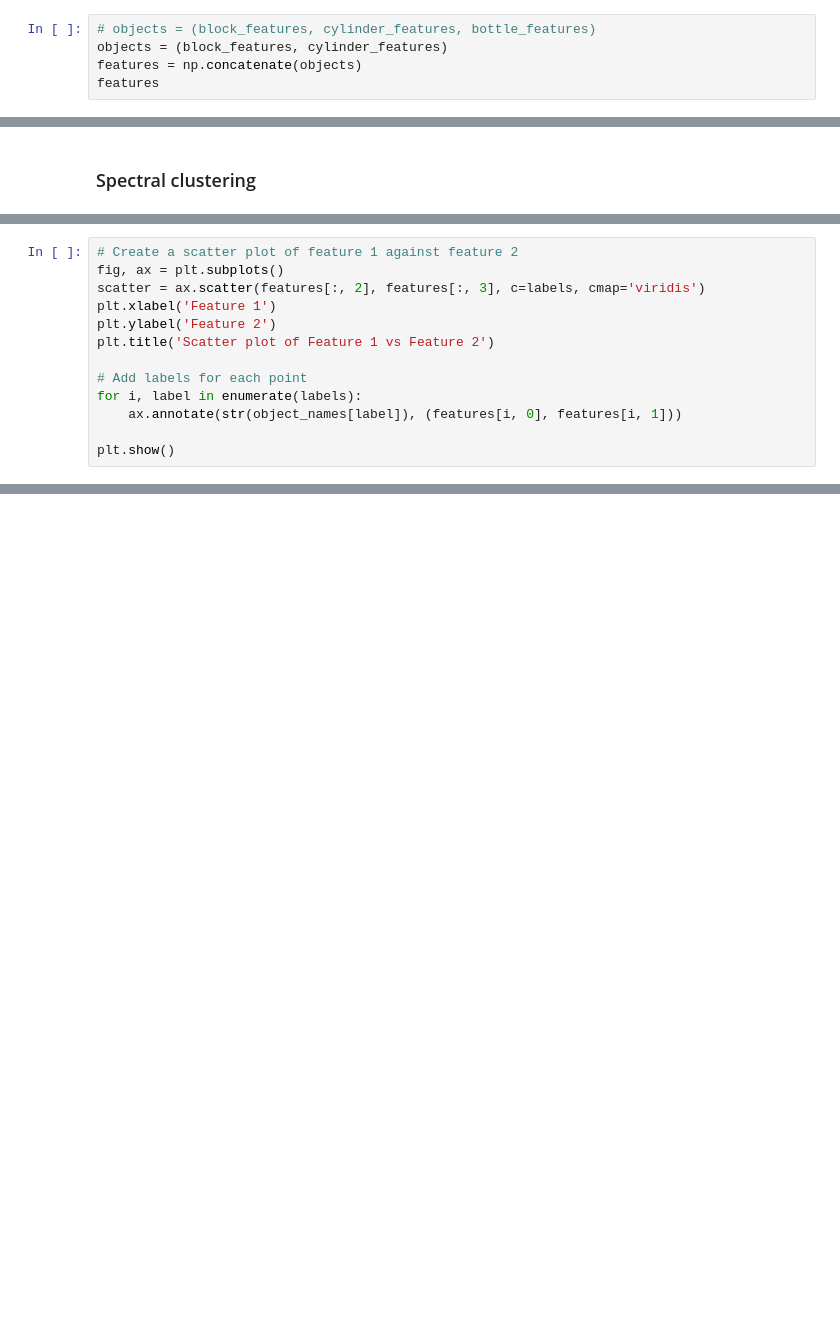
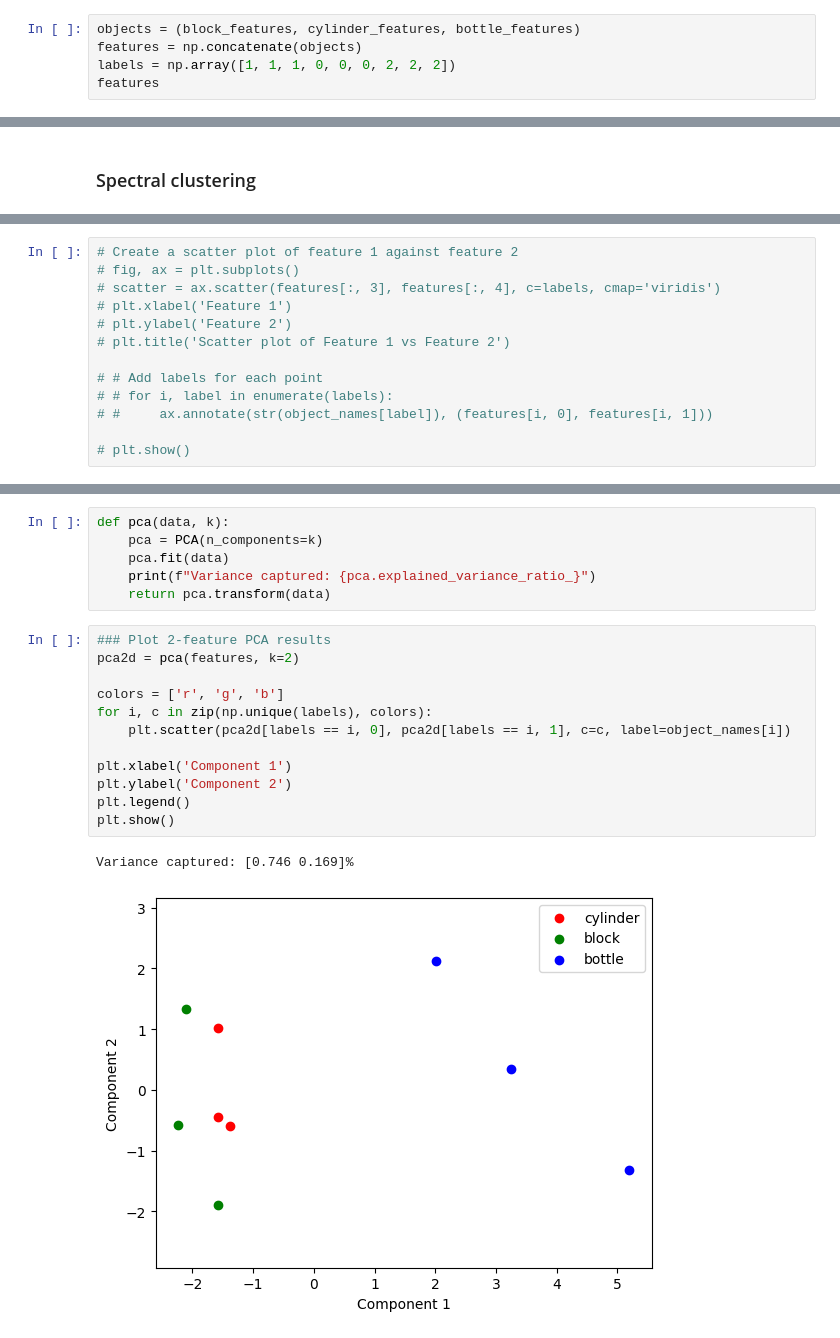
Before and after one commit to jhtkoo0426/UCL-FYP, a Jupyter notebook: src/models/spectral_clustering.ipynb, the cells around one changed output, grey strips where cells are left out. Saved outputs shown, nothing was run; the diff lists cells and outputs as text; blank space fills up the shorter version.

Commit message:
Added bottle meshes

```diff
--- a/src/models/spectral_clustering.ipynb
+++ b/src/models/spectral_clustering.ipynb
@@ -28,7 +37,7 @@ object_names = {0: 'cylinder', 1: 'block'}
 # %% [markdown]
 Concatenating features together
 # %%
-# objects = (block_features, cylinder_features, bottle_features)
-objects = (block_features, cylinder_features)
+objects = (block_features, cylinder_features, bottle_features)
 features = np.concatenate(objects)
+labels = np.array([1, 1, 1, 0, 0, 0, 2, 2, 2])
 features
@@ -53,14 +94,14 @@ labels
 # labels
 # %%
 # Create a scatter plot of feature 1 against feature 2
-fig, ax = plt.subplots()
-scatter = ax.scatter(features[:, 2], features[:, 3], c=labels, cmap='viridis')
-plt.xlabel('Feature 1')
-plt.ylabel('Feature 2')
-plt.title('Scatter plot of Feature 1 vs Feature 2')
+# fig, ax = plt.subplots()
+# scatter = ax.scatter(features[:, 3], features[:, 4], c=labels, cmap='viridis')
+# plt.xlabel('Feature 1')
+# plt.ylabel('Feature 2')
+# plt.title('Scatter plot of Feature 1 vs Feature 2')
 
-# Add labels for each point
-for i, label in enumerate(labels):
-    ax.annotate(str(object_names[label]), (features[i, 0], features[i, 1]))
+# # Add labels for each point
+# # for i, label in enumerate(labels):
+# #     ax.annotate(str(object_names[label]), (features[i, 0], features[i, 1]))
 
-plt.show()
+# plt.show()
@@ -66,0 +110,21 @@ plt.show()
+# %%
+def pca(data, k):
+    pca = PCA(n_components=k)
+    pca.fit(data)
+    print(f"Variance captured: {pca.explained_variance_ratio_}")
+    return pca.transform(data)
+# %%
+### Plot 2-feature PCA results
+pca2d = pca(features, k=2)
+
+colors = ['r', 'g', 'b']
+for i, c in zip(np.unique(labels), colors):
+    plt.scatter(pca2d[labels == i, 0], pca2d[labels == i, 1], c=c, label=object_names[i])
+
+plt.xlabel('Component 1')
+plt.ylabel('Component 2')
+plt.legend()
+plt.show()
+# %% [output]
+Variance captured: [0.746 0.169]%
+[figure, added]
```
Also changed, not shown: parts of 8 cells of this notebook, 22 other files.
